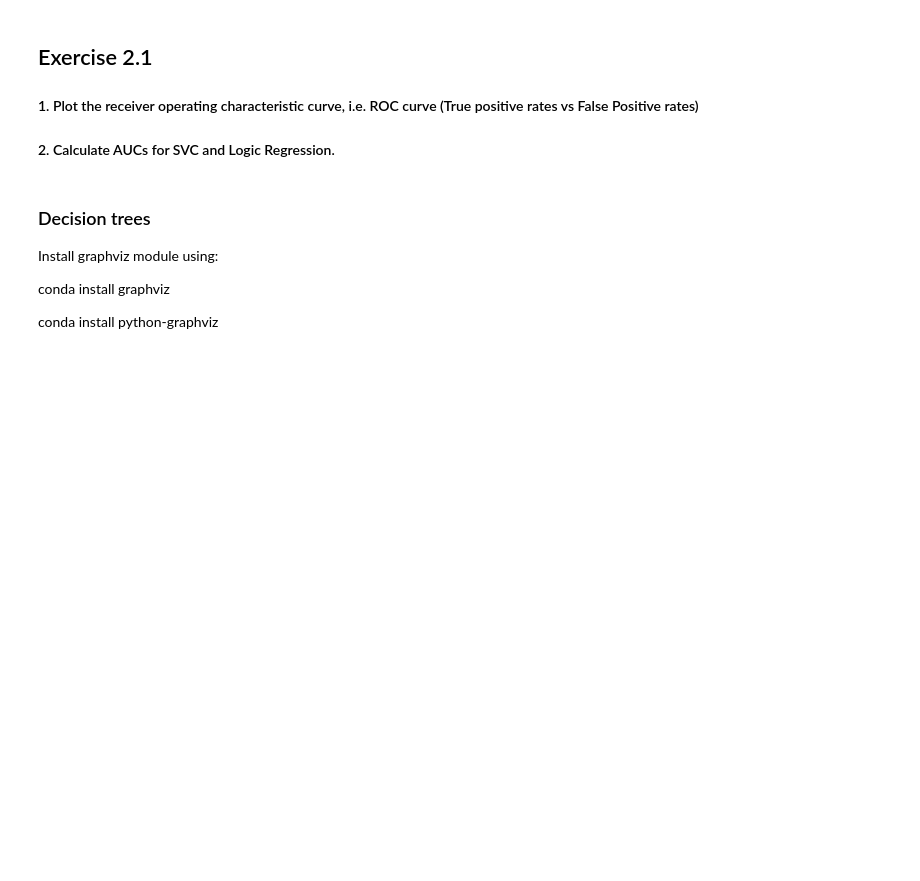
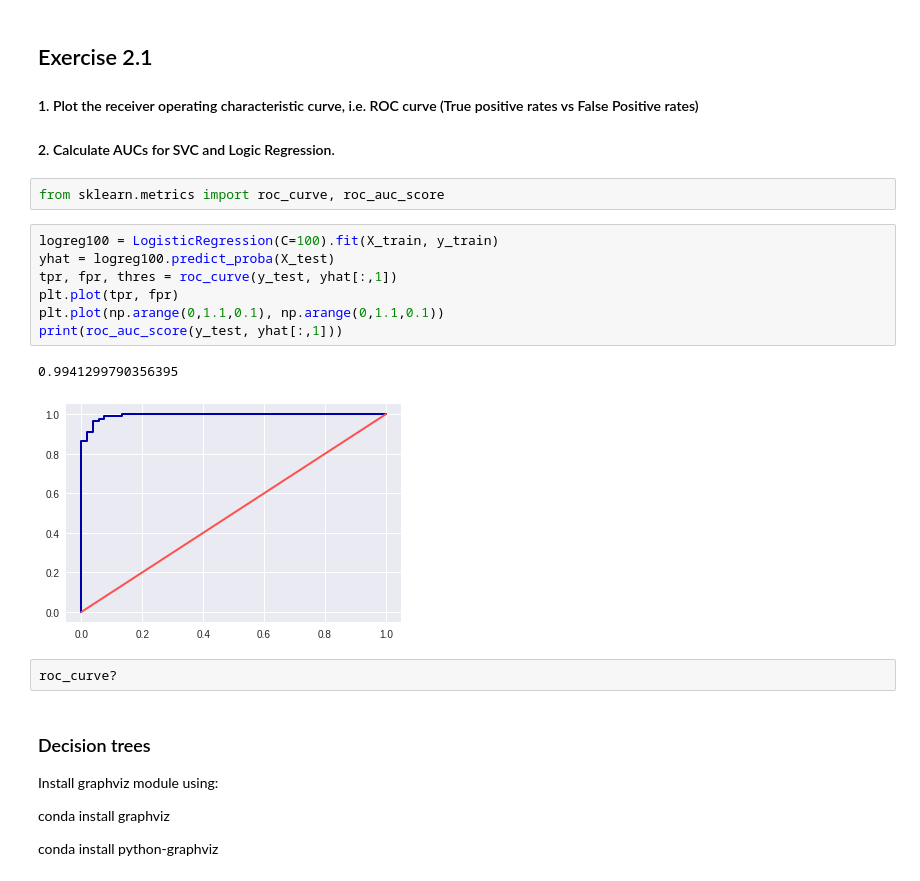
Before and after one commit to ryunder/SysBioShortCourse, a Jupyter notebook: 02-supervised-learning.ipynb, the cells around one changed output. Cells and saved outputs as stored; diff of their text form; blank space fills up the shorter version.

```diff
--- a/02-supervised-learning.ipynb
+++ b/02-supervised-learning.ipynb
@@ -254,6 +254,20 @@ Test accuracy of l1 logreg with C=100.000: 0.98
 ## Exercise 2.1
 #### 1. Plot the receiver operating characteristic curve, i.e. ROC curve (True positive rates vs False Positive rates)
 #### 2. Calculate AUCs for SVC and Logic Regression.
+# %%
+from sklearn.metrics import roc_curve, roc_auc_score
+# %%
+logreg100 = LogisticRegression(C=100).fit(X_train, y_train)
+yhat = logreg100.predict_proba(X_test)
+tpr, fpr, thres = roc_curve(y_test, yhat[:,1])
+plt.plot(tpr, fpr)
+plt.plot(np.arange(0,1.1,0.1), np.arange(0,1.1,0.1))
+print(roc_auc_score(y_test, yhat[:,1]))
+# %% [output]
+0.9941299790356395
+[figure, added]
+# %%
+roc_curve?
 # %% [markdown]
 ### Decision trees
 
```
Also changed, not shown: parts of 10 cells of this notebook.
